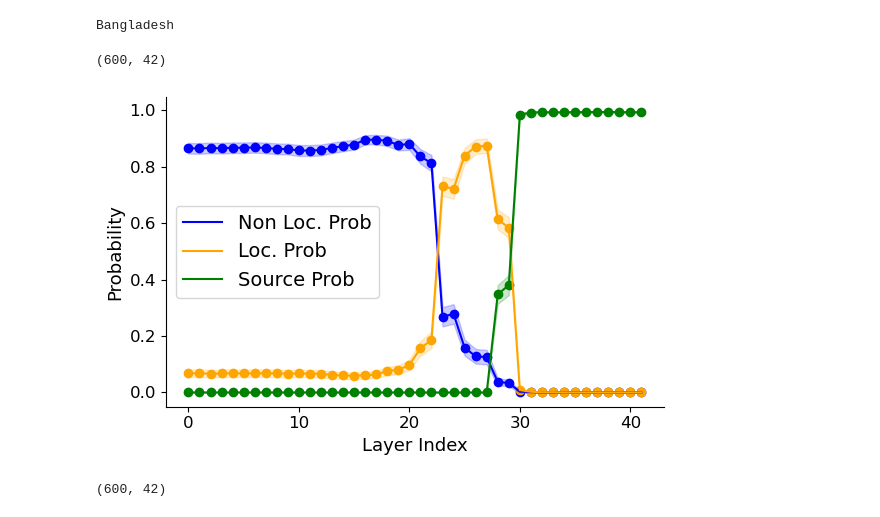
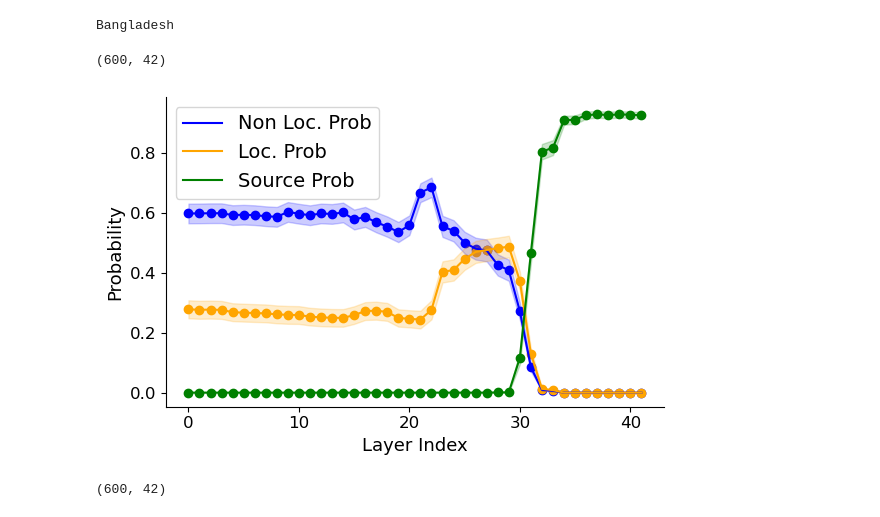
Before and after one commit to BerkeArgin/llm-localization, a Jupyter notebook: contrastive.ipynb, the cells around one changed output. Drawn from its saved outputs; the diff is of its cells as text; code cells hidden in the pictures.

```diff
--- a/contrastive.ipynb
+++ b/contrastive.ipynb
@@ -207,15 +192,3 @@ model = AutoModelForCausalLM.from_pretrained('/dlabscratch1/public/llm_weights/l
-# %%
-from transformers import AutoTokenizer, AutoModelForCausalLM
-
-model_id = "meta-llama/Llama-3.1-8B"
-tokenizer = AutoTokenizer.from_pretrained(model_id)
-model = AutoModelForCausalLM.from_pretrained('/dlabscratch1/public/llm_weights/llama3.1_hf/Meta-Llama-3.1-8B', torch_dtype=t.bfloat16).to(device)
-# %%
-from transformers import AutoTokenizer, AutoModelForCausalLM
-
-model_id = "google/gemma-2-9b"
-tokenizer = AutoTokenizer.from_pretrained(model_id)
-model = AutoModelForCausalLM.from_pretrained("/dlabscratch1/public/llm_weights/gemma_hf/gemma-2-9b", torch_dtype=t.bfloat16).to(device)
 # %% [markdown]
 ## Load Dataset
 # %%
@@ -920,7 +906,7 @@ pd.to_pickle(outputs, "patchscope/all_imp_english_pair_patching_letters.pkl")
 # %%
 outputs = pd.read_pickle("patchscope/all_exp_english_pair_patching_numbers.pkl")
 # %%
-outputs = pd.read_pickle("patchscope/all_imp_english_pair_patching_letters.pkl")
+outputs = pd.read_pickle("patchscope/all_exp_english_pair_patching_letters_v3.pkl")
 # %%
 def get_probs(data_row, tokenizer, token_index):
     ans_west = data_row["ans_west"]
@@ -928,8 +914,8 @@ def get_probs(data_row, tokenizer, token_index):
 
     ind_west = tokenizer.encode(ans_west, add_special_tokens=False)[0]
     ind_local = tokenizer.encode(ans_local, add_special_tokens=False)[0]
-    ind_source_1 = tokenizer.encode("3", add_special_tokens=False)[0]
-    ind_source_2 = tokenizer.encode("4", add_special_tokens=False)[0]
+    ind_source_1 = tokenizer.encode("A", add_special_tokens=False)[0]
+    ind_source_2 = tokenizer.encode("B", add_special_tokens=False)[0]
 
 
 
@@ -951,11 +937,11 @@ outputs_df.dropna(subset=["prob_west", "prob_local"], inplace=True)
 outputs_df.drop(columns=["patch_prob"], inplace=True)
 # %%
 from tools.patchscope import plot_avg_probs_ax
-fig, ax = plot_avg_probs_ax(outputs_df.query("country!='xRussia'"), include_source=True)
-fig.savefig("exp_patchscope.pdf", dpi=300, bbox_inches='tight')
+fig, ax = plot_avg_probs_ax(outputs_df.query("country!='xUnited States'"), include_source=True)
+fig.savefig("imp_patchscope_fixed_prompts.pdf", dpi=300, bbox_inches='tight')
 # %% [output]
 (600, 42)
-[figure, old version]
+[figure, new version]
 # %%
 # translated hint
 # english non-hint
```
Also changed, not shown: parts of 120 cells of this notebook, 3 other files.
